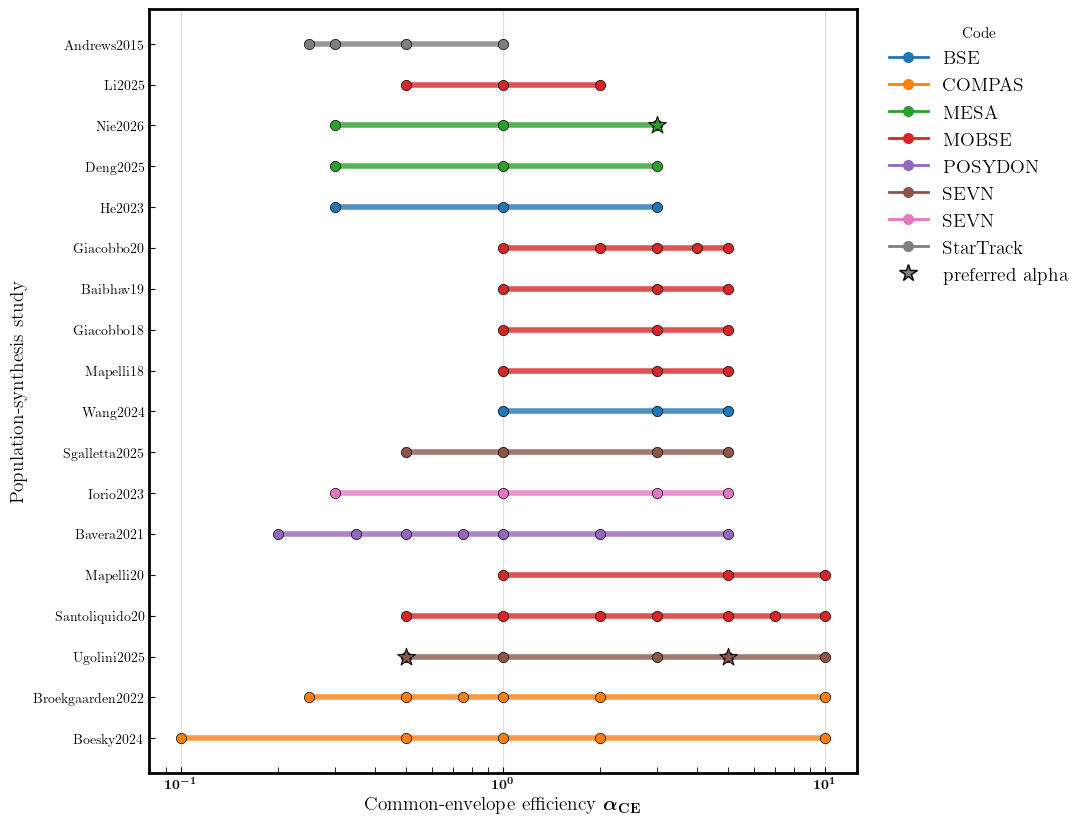
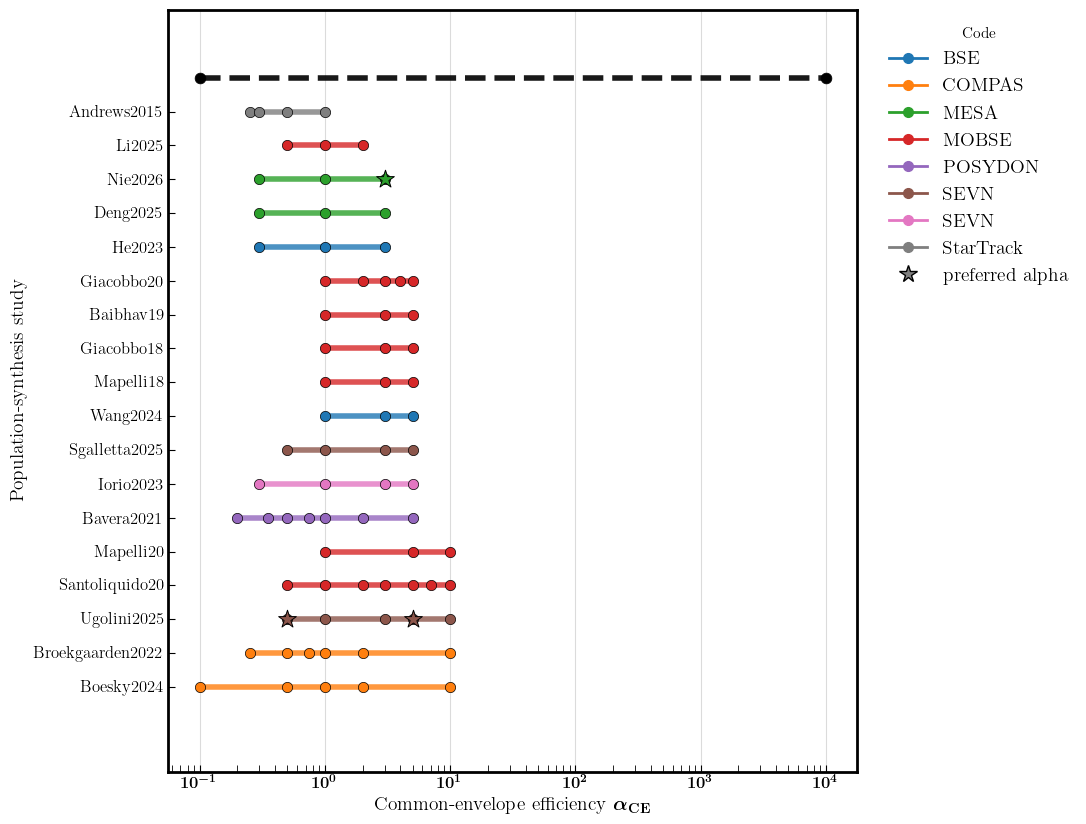
Unified diff of the notebook cell whose output changed from the first chart to the second:
--- before
+++ after
@@ -109,4 +109,48 @@
             zorder=3
         )
+        
+        
+        
+# -------------------------
+# Add hydro simulations row
+# -------------------------
+y_hydro = len(df)  # place at bottom
+
+alpha_min_hydro = 1e-1
+alpha_max_hydro = 1e4
+
+color_hydro = "black"  # or choose a distinct color
+
+# Range line
+ax.plot(
+    [alpha_min_hydro, alpha_max_hydro],
+    [y_hydro, y_hydro],
+    color=color_hydro,
+    lw=4,
+    linestyle="--",
+    alpha=0.9,
+    zorder=1
+)
+
+# Optional: endpoints as markers
+ax.scatter(
+    [alpha_min_hydro, alpha_max_hydro],
+    [y_hydro, y_hydro],
+    color=color_hydro,
+    s=60,
+    edgecolor="k",
+    linewidth=0.5,
+    zorder=2
+)
+
+# Add label
+yticks = list(ax.get_yticks())
+yticklabels = [tick.get_text() for tick in ax.get_yticklabels()]
+
+yticks.append(y_hydro)
+yticklabels.append("hydro simulations")
+
+ax.set_yticks(yticks)
+ax.set_yticklabels(yticklabels, fontsize=11)
 
 # -------------------------

Commit: update to log sorted